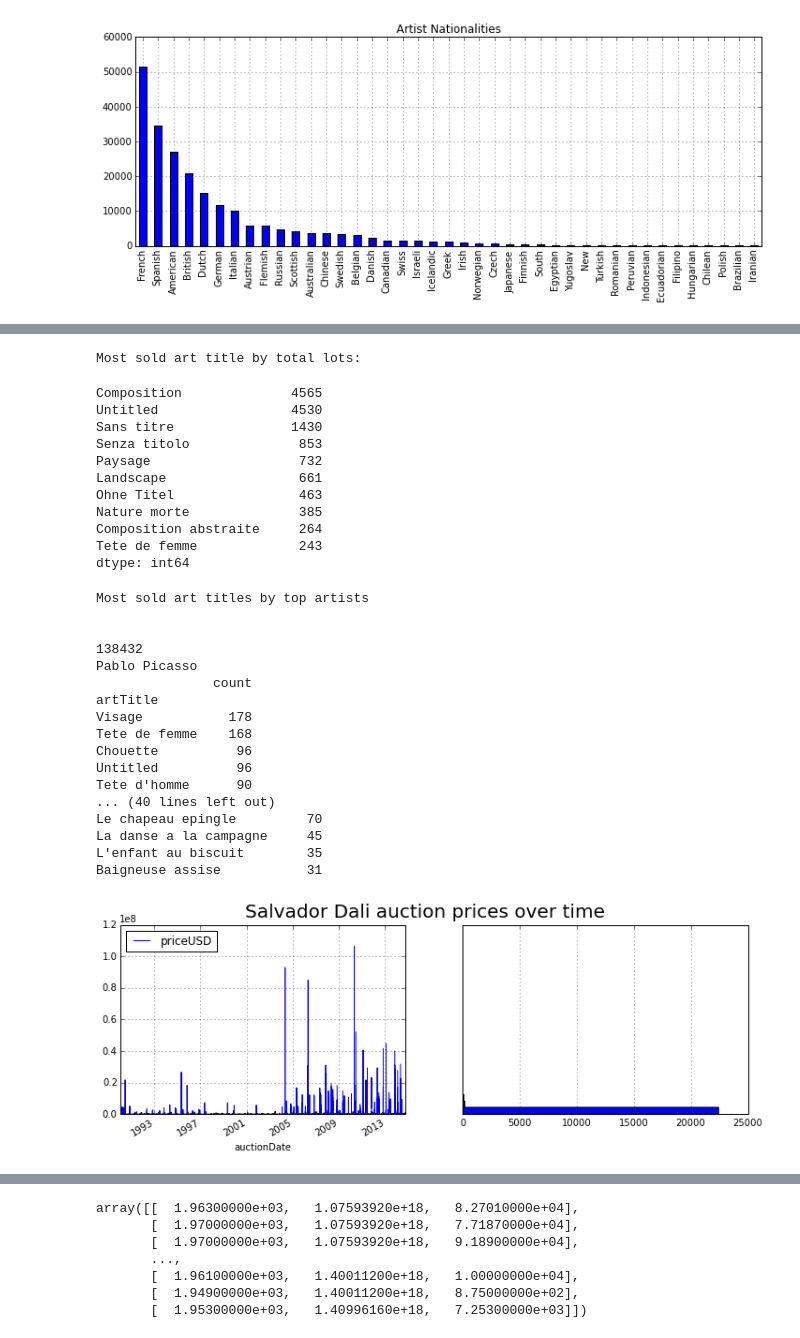
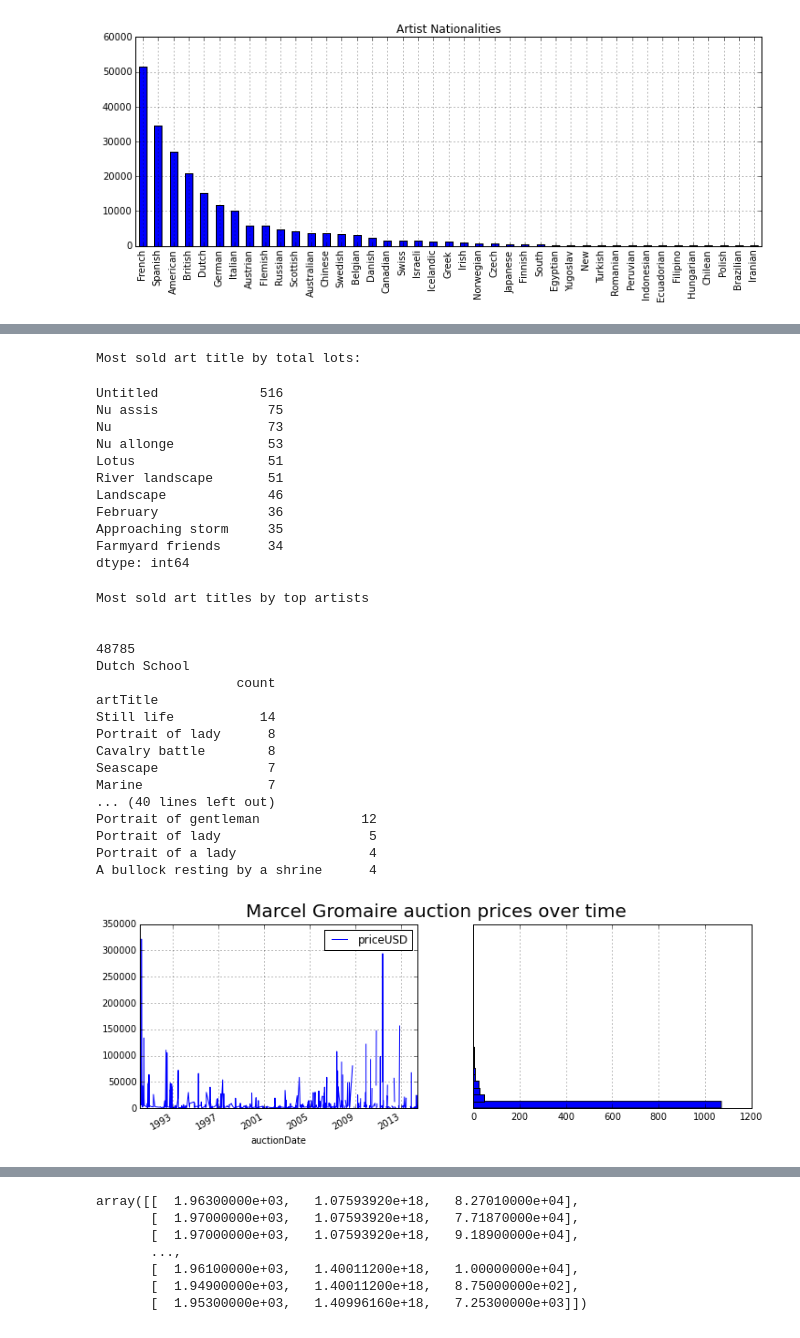
Before and after one commit to rhsimplex/artsift, a Jupyter notebook: Art Sales Analysis.ipynb, the cells around one changed output, grey strips where cells are left out. Cells and saved outputs as stored; diff of their text form; code cells hidden in the pictures.

Commit message:
more image stuff

```diff
--- a/Art Sales Analysis.ipynb
+++ b/Art Sales Analysis.ipynb
@@ -38,7 +38,7 @@ import pandas as pd
 import matplotlib.pyplot as plt
 from IPython.display import display, Image
 %matplotlib inline
-N_ARTISTS = 500
+N_ARTISTS = 50
 
 #grab a few artists
 #artists = np.random.choice(c.distinct('artistID'), N_ARTISTS)
@@ -91,16 +91,16 @@ print 'Most sold art title by total lots:'
 df.artTitle.value_counts().ix[:10]
 # %% [output]
 Most sold art title by total lots:
-Composition              4565
-Untitled                 4530
-Sans titre               1430
-Senza titolo              853
-Paysage                   732
-Landscape                 661
-Ohne Titel                463
-Nature morte              385
-Composition abstraite     264
-Tete de femme             243
+Untitled             516
+Nu assis              75
+Nu                    73
+Nu allonge            53
+Lotus                 51
+River landscape       51
+Landscape             46
+February              36
+Approaching storm     35
+Farmyard friends      34
 dtype: int64
 # %%
 dfat = df[['artistID','artistName', 'artTitle']]
@@ -119,20 +119,20 @@ for i in range(len(top_artists[:5])):
 Most sold art titles by top artists
 
 
-138432
-Pablo Picasso
-               count
+48785
+Dutch School
+                  count
 artTitle
-Visage           178
-Tete de femme    168
-Chouette          96
-Untitled          96
-Tete d'homme      90
+Still life           14
+Portrait of lady      8
+Cavalry battle        8
+Seascape              7
+Marine                7
 ... (40 lines left out)
-Le chapeau epingle         70
-La danse a la campagne     45
-L'enfant au biscuit        35
-Baigneuse assise           31
+Portrait of gentleman             12
+Portrait of lady                   5
+Portrait of a lady                 4
+A bullock resting by a shrine      4
 # %%
 def artist_plot(artist):
     fig, ax = plt.subplots(1,2)
@@ -178,10 +178,10 @@ def artists_works_plot(artist):
     plt.title('%s art prices by composition year' % dfat[dfat.artistID == top_artists[i]].iloc[0].artistName)
     return top_pieces, apt
 # %%
-artist = top_artists[0]
+artist = top_artists[1]
 trend = artist_plot(artist)
 # %% [output]
-[figure, old version]
+[figure, new version]
 # %%
 top_pieces, apt = artists_works_plot(artist)
 # %% [output]
```
Also changed, not shown: parts of 27 cells of this notebook, 2 other files.
